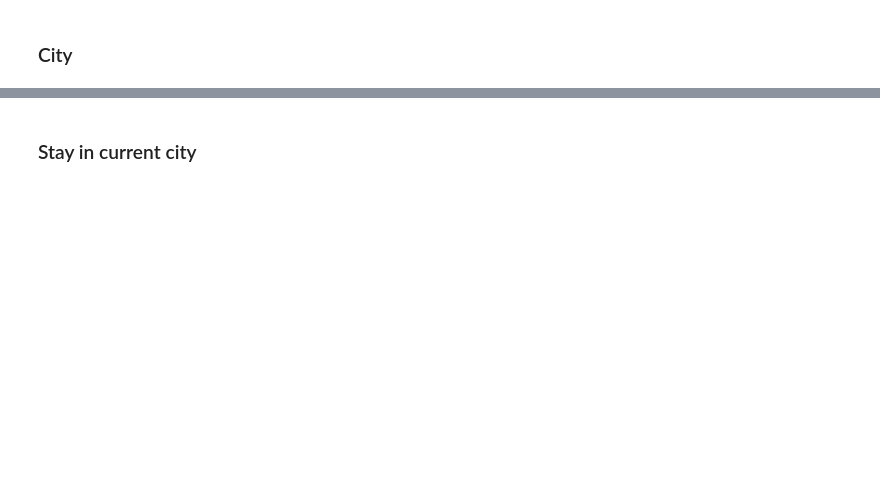
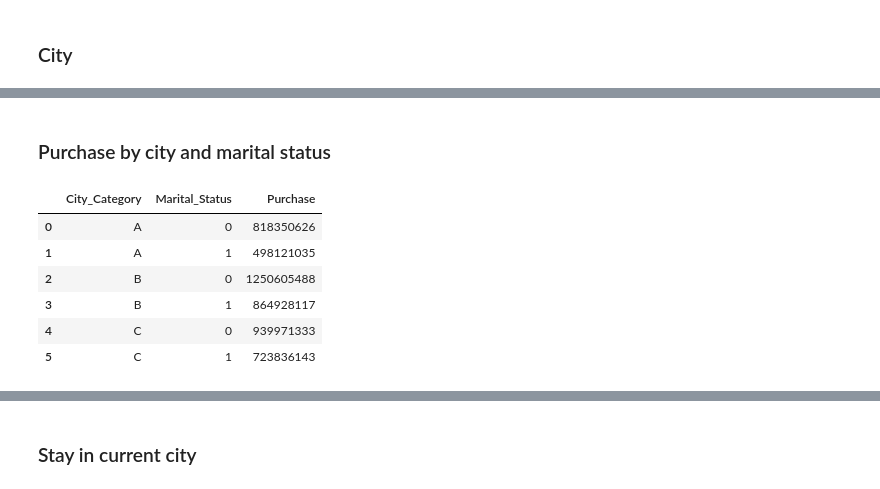
Before and after one commit to ShalyginaA/black-friday-data-exploration, a Jupyter notebook: data_exploration.ipynb, the cells around one changed output, grey strips where cells are left out. Drawn from its saved outputs; the diff is of its cells as text; code cells hidden in the pictures; blank space fills up the shorter version.

```diff
--- a/data_exploration.ipynb
+++ b/data_exploration.ipynb
@@ -10,4 +10,4 @@ plt.style.use("seaborn") # Plot style
 # makes inline plots to have better quality
 %config InlineBackend.figure_format = 'svg'
 # %%
-test_data = pd.read_csv('train.csv')
+train_data = pd.read_csv('train.csv')
@@ -27,5 +14,5 @@ def preprocess_data(data):
 # %%
-data = preprocess_data(test_data)
+data = train_data.fillna(0)
 data.head()
 # %% [output]
 |  | User_ID | Product_ID | Gender | Age | Occupation | City_Category | Stay_In_Current_City_Years | ... |
@@ -103,3 +91,18 @@ sns.countplot(data['City_Category'],hue=data['Age'])
 plt.show()
 # %% [output]
 [drawing not drawn]
+# %% [markdown]
+### Purchase by city and marital status
+# %%
+purchase_by_marital = data.groupby(['City_Category','Marital_Status']).agg({'Purchase':np.sum}).reset_index()
+purchase_by_marital.replace(to_replace =[0,1], value = ['Single','Married'],inplace=True)
+# %%
+purchase_by_marital
+# %% [output]
+|  | City_Category | Marital_Status | Purchase |
+| 0 | A | 0 | 818350626 |
+| 1 | A | 1 | 498121035 |
+| 2 | B | 0 | 1250605488 |
+| 3 | B | 1 | 864928117 |
+| 4 | C | 0 | 939971333 |
+| 5 | C | 1 | 723836143 |
```
Also changed, not shown: parts of 10 cells of this notebook.
